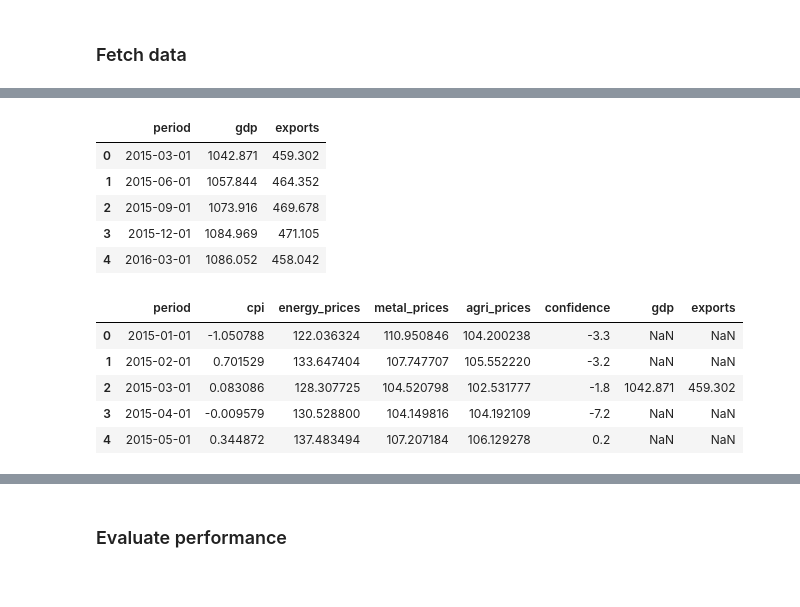
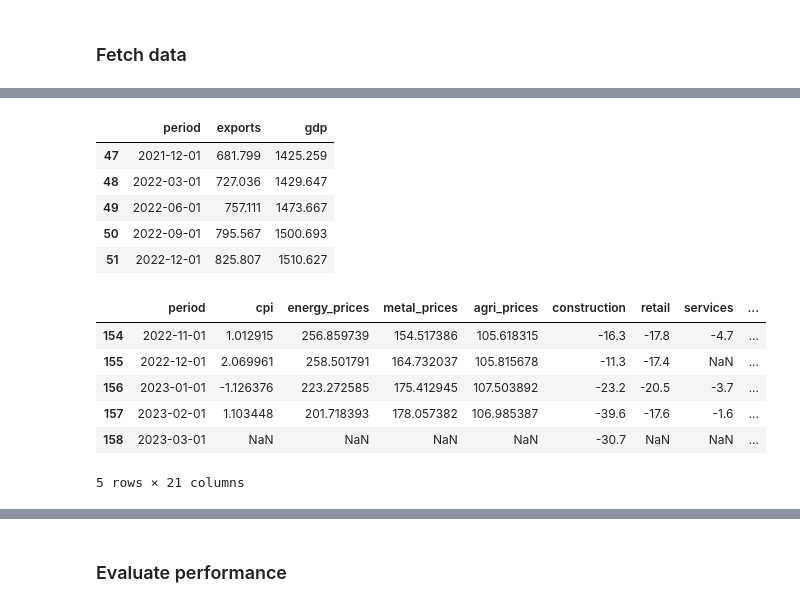
Before and after one commit to PolinaKnutsson/Nowcasting-Swedish-exports, a Jupyter notebook: Predict_Swedens_exports.ipynb, the cells around one changed output, grey strips where cells are left out. Drawn from its saved outputs; the diff is of its cells as text; code cells hidden in the pictures.

```diff
--- a/Predict_Swedens_exports.ipynb
+++ b/Predict_Swedens_exports.ipynb
@@ -83,0 +58,9 @@ m.head()
+# %%
+# Features to merge
+features = [cpi, ep, mp, ap,
+               construction, retail, services, manu_orders,
+               labour_cost, shares, interest, interest10,confidence, excr,
+               usimports, deimports, noimports, dkimports]
+# %%
+m = reduce(lambda left,right: pd.merge(left,right,on=['period'],
+                                            how='outer'), features)
@@ -84,28 +79,30 @@ m.head()
 # %%
-q = pd.merge(gdp, exports, on = 'period',  how = 'left')
+q = pd.merge(exports, gdp, on = 'period',  how = 'inner')
 # %%
 # Move period defining quarter from the first to the last month
 q['period'] = q['period'] + pd.DateOffset(months=2)
 # %%
-q.head()
+q.tail()
 # %% [output]
-|  | period | gdp | exports |
-| 0 | 2015-03-01 | 1042.871 | 459.302 |
-| 1 | 2015-06-01 | 1057.844 | 464.352 |
-| 2 | 2015-09-01 | 1073.916 | 469.678 |
-| 3 | 2015-12-01 | 1084.969 | 471.105 |
-| 4 | 2016-03-01 | 1086.052 | 458.042 |
+|  | period | exports | gdp |
+| 47 | 2021-12-01 | 681.799 | 1425.259 |
+| 48 | 2022-03-01 | 727.036 | 1429.647 |
+| 49 | 2022-06-01 | 757.111 | 1473.667 |
+| 50 | 2022-09-01 | 795.567 | 1500.693 |
+| 51 | 2022-12-01 | 825.807 | 1510.627 |
 # %%
-df = pd.merge(m,q, on = 'period', how = 'left')
+#df = pd.merge(m,q, on = 'period', how = 'left')
+df = pd.merge(m,q, on = 'period', how = 'outer')
 # %%
-df.head()
+df.tail()
 # %% [output]
-|  | period | cpi | energy_prices | metal_prices | agri_prices | confidence | gdp | exports |
-| 0 | 2015-01-01 | -1.050788 | 122.036324 | 110.950846 | 104.200238 | -3.3 | NaN | NaN |
-| 1 | 2015-02-01 | 0.701529 | 133.647404 | 107.747707 | 105.552220 | -3.2 | NaN | NaN |
-| 2 | 2015-03-01 | 0.083086 | 128.307725 | 104.520798 | 102.531777 | -1.8 | 1042.871 | 459.302 |
-| 3 | 2015-04-01 | -0.009579 | 130.528800 | 104.149816 | 104.192109 | -7.2 | NaN | NaN |
-| 4 | 2015-05-01 | 0.344872 | 137.483494 | 107.207184 | 106.129278 | 0.2 | NaN | NaN |
+|  | period | cpi | energy_prices | metal_prices | agri_prices | construction | retail | services | ... |
+| 154 | 2022-11-01 | 1.012915 | 256.859739 | 154.517386 | 105.618315 | -16.3 | -17.8 | -4.7 | ... |
+| 155 | 2022-12-01 | 2.069961 | 258.501791 | 164.732037 | 105.815678 | -11.3 | -17.4 | NaN | ... |
+| 156 | 2023-01-01 | -1.126376 | 223.272585 | 175.412945 | 107.503892 | -23.2 | -20.5 | -3.7 | ... |
+| 157 | 2023-02-01 | 1.103448 | 201.718393 | 178.057382 | 106.985387 | -39.6 | -17.6 | -1.6 | ... |
+| 158 | 2023-03-01 | NaN | NaN | NaN | NaN | -30.7 | NaN | NaN | ... |
+5 rows × 21 columns
 # %%
 df['gdpm'] = df['gdp']/3
 df['gdpm'] = df['gdpm'].fillna(method = 'bfill')
```
Also changed, not shown: parts of 64 cells of this notebook.
